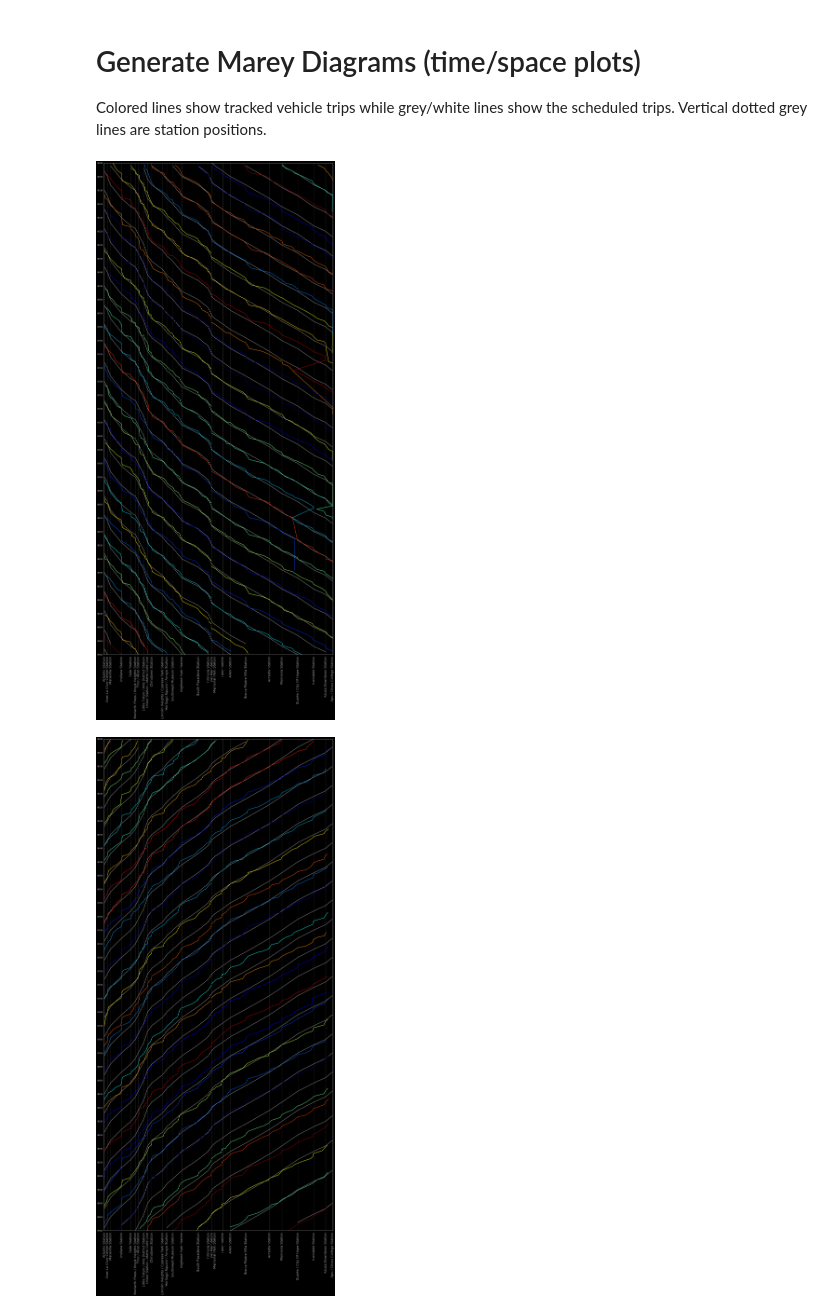
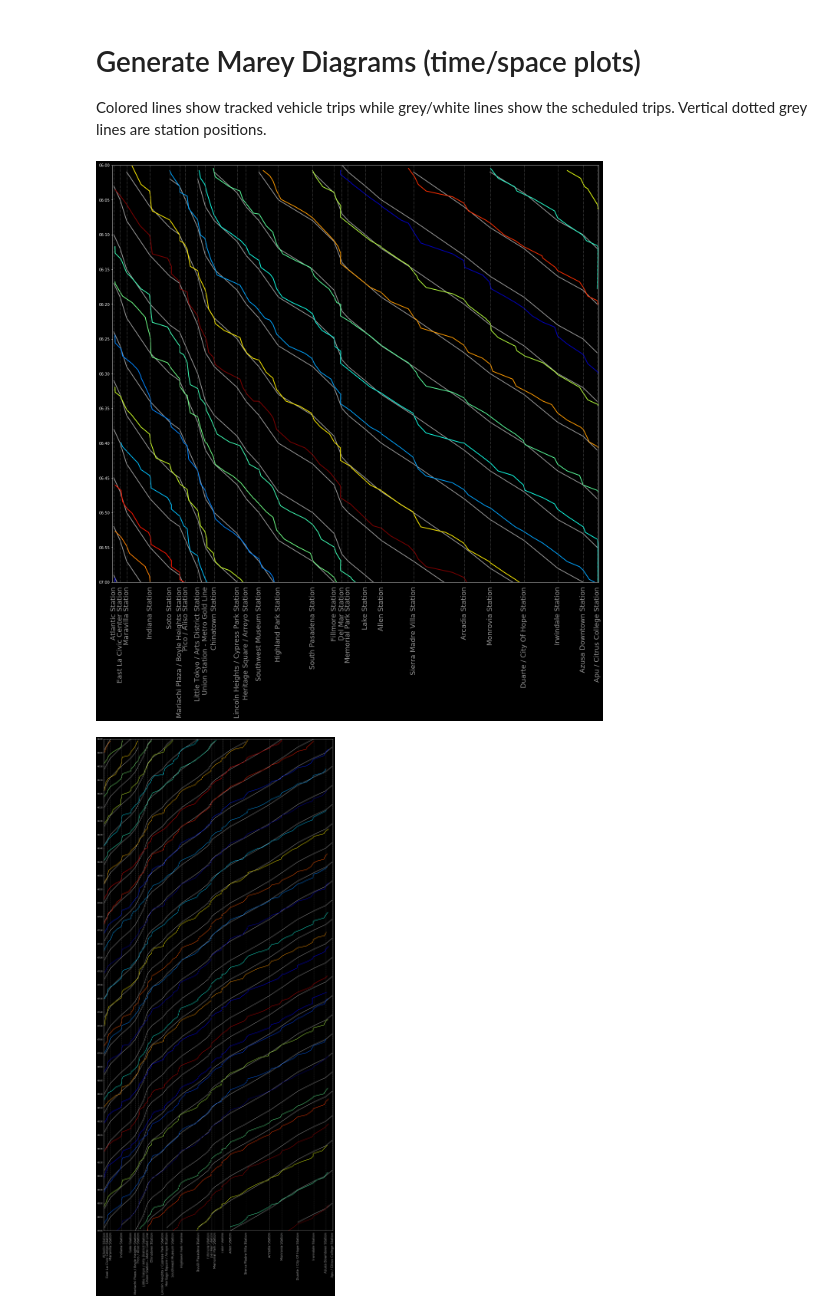
Before and after one commit to metro-ontime/performance_tracker, a Jupyter notebook: comparison.ipynb, the cells around one changed output. Drawn from its saved outputs; the diff is of its cells as text; code cells hidden in the pictures.

```diff
--- a/comparison.ipynb
+++ b/comparison.ipynb
@@ -33,15 +33,15 @@ schedule_southbound = schedule[schedule['stop_headsign'] == '804 - Atlantic Stat
 
 Colored lines show tracked vehicle trips while grey/white lines show the scheduled trips. Vertical dotted grey lines are station positions.
 # %%
-from analyzer.Visualizer import Marey
+from analyzer.visualizer import Marey
 start_date = pd.to_datetime('10/30/18 06:00:00')
-end_date = pd.to_datetime('10/30/18 09:00:00')
+end_date = pd.to_datetime('10/30/18 07:00:00')
 northPlot = Marey(gold_line.stations, start_date, end_date, northbound, schedule_northbound)
 southPlot = Marey(gold_line.stations, start_date, end_date, southbound, schedule_southbound)
 # %%
-northPlot.plot(50, 50)
+northPlot.plot(50, 20)
 # %% [output]
-[figure, old version]
+[figure, new version]
 # %%
 southPlot.plot(50, 50)
 # %% [output]
```
Also changed, not shown: parts of 1 cell of this notebook, 16 other files.
